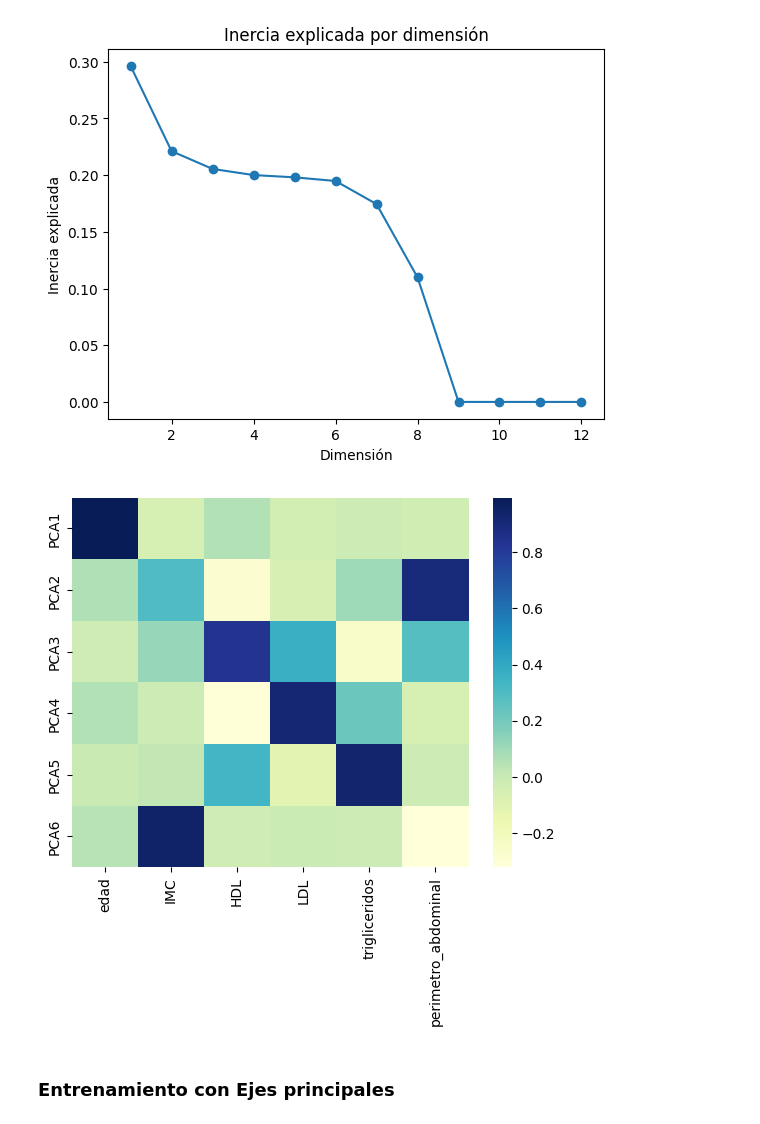
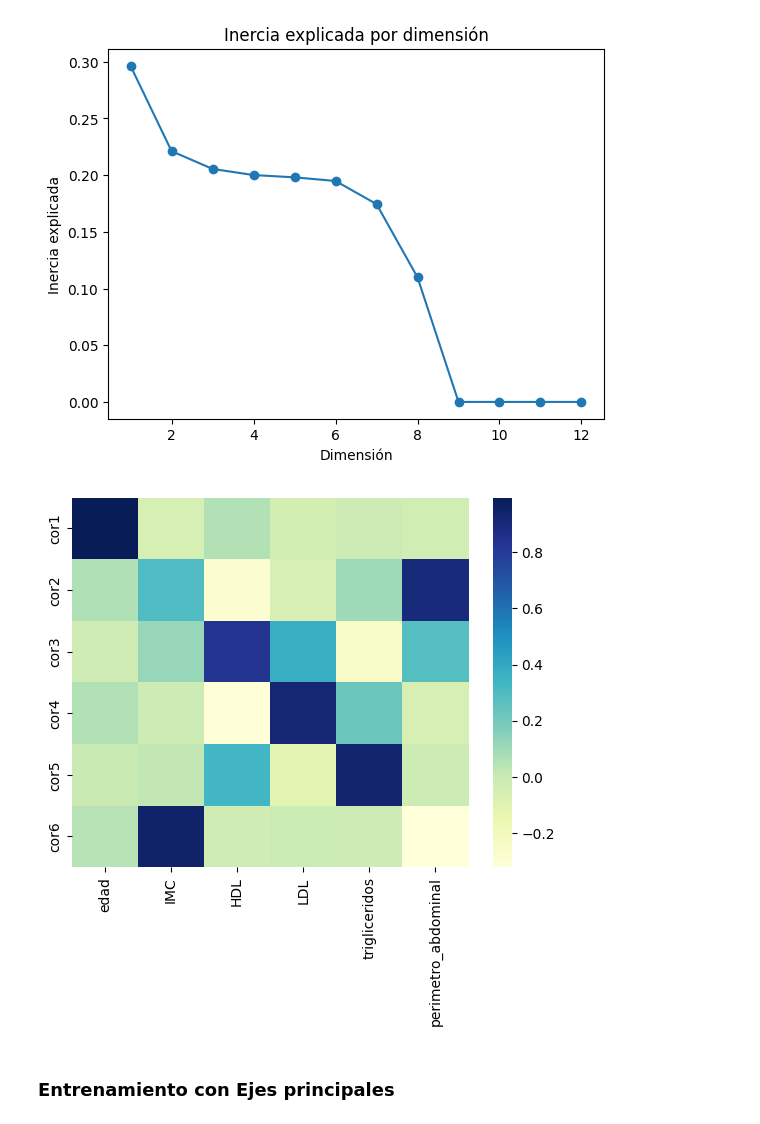
Before and after one commit to nukeduck21/diabetes_avicena, a Jupyter notebook: Codigo/Notebook/modelo_sobrevida/train/implementacion_modelo.ipynb, the cells around one changed output. Saved outputs shown, nothing was run; the diff lists cells and outputs as text; code cells hidden in the pictures.

```diff
--- a/Codigo/Notebook/modelo_sobrevida/train/implementacion_modelo.ipynb
+++ b/Codigo/Notebook/modelo_sobrevida/train/implementacion_modelo.ipynb
@@ -257,11 +270,11 @@ components_df, pca = ACP(data = df_numerico, n_comp= len(numeric_columns))
 # %%
 # Ver correlacion entre variables numericas y los ejes principales de PCA
 ax = sns.heatmap(pca.components_,
                  cmap='YlGnBu',
-                 yticklabels=["PCA"+str(x) for x in range(1,pca.n_components_+1)],
-                 xticklabels=list(df_numerico.columns))
+                 yticklabels=["cor"+str(x) for x in range(1,pca.n_components_ + 1)],
+                 xticklabels=list(df_numerico))
 # %% [output]
-[figure, old version]
+[figure, new version]
 # %% [markdown]
 ### Entrenamiento con Ejes principales
 # %%
```
Also changed, not shown: parts of 25 cells of this notebook, 4 other files.
